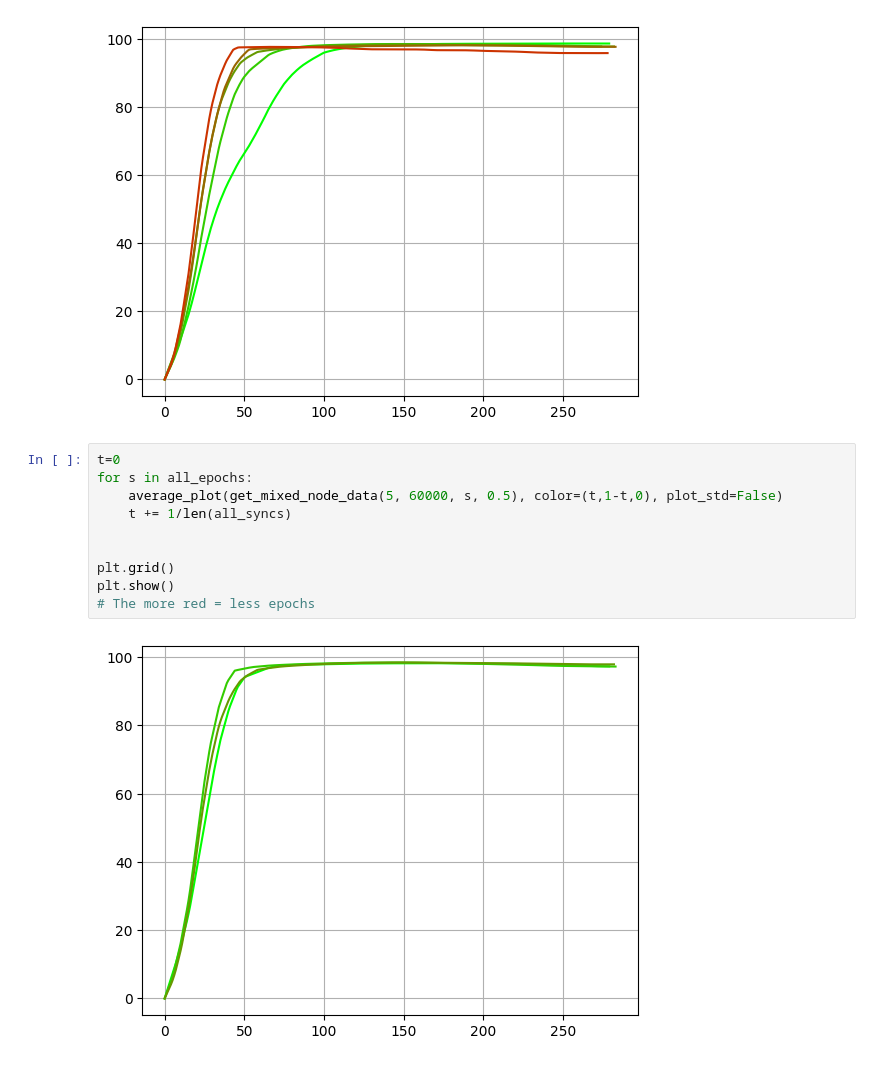
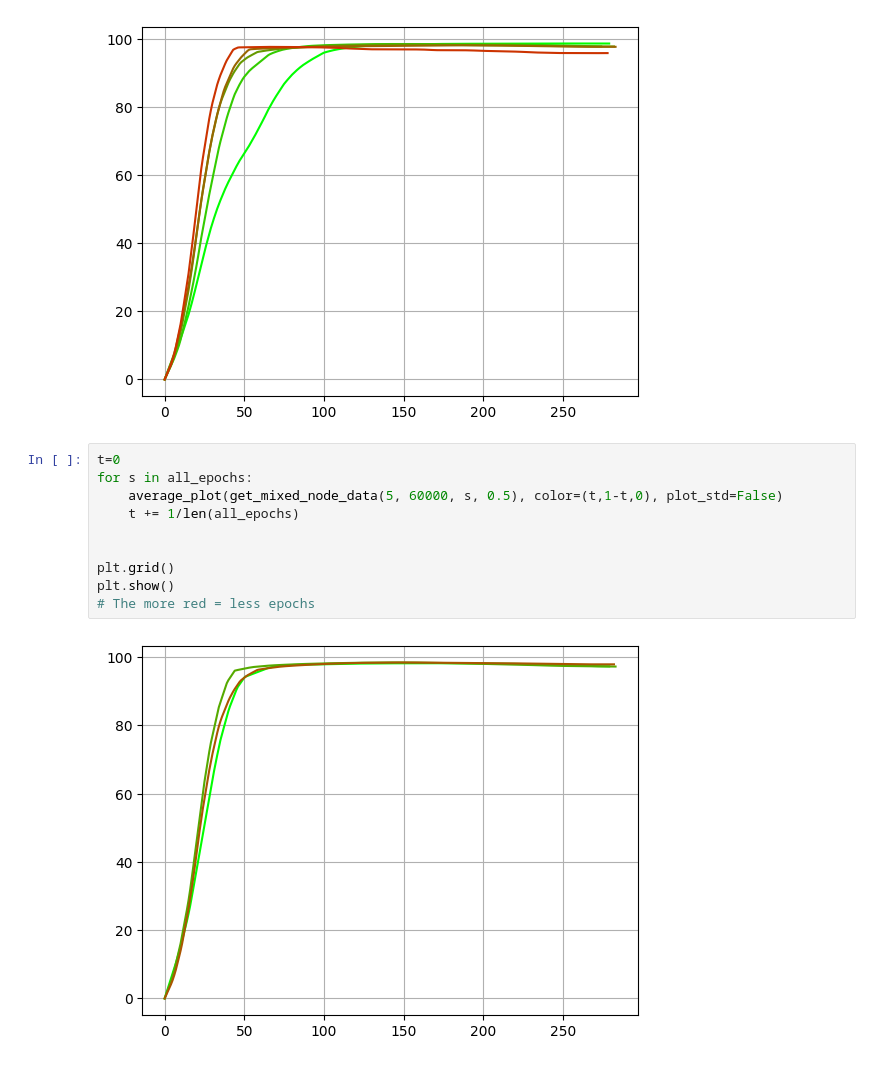
Before and after one commit to JoshPattman/thirdyear-proj, a Jupyter notebook: comp3200-cw/v2/plot_data_median.ipynb, the cells around one changed output. Drawn from its saved outputs; the diff is of its cells as text.

Commit message:
More graphs

```diff
--- a/comp3200-cw/v2/plot_data_median.ipynb
+++ b/comp3200-cw/v2/plot_data_median.ipynb
@@ -84,12 +84,12 @@ plt.show()
 # %%
 t=0
 for s in all_epochs:
     average_plot(get_mixed_node_data(5, 60000, s, 0.5), color=(t,1-t,0), plot_std=False)
-    t += 1/len(all_syncs)
+    t += 1/len(all_epochs)
 
 
 plt.grid()
 plt.show()
 # The more red = less epochs
 # %% [output]
-[figure, old version]
+[figure, new version]
```
Also changed, not shown: parts of 2 cells of this notebook.
